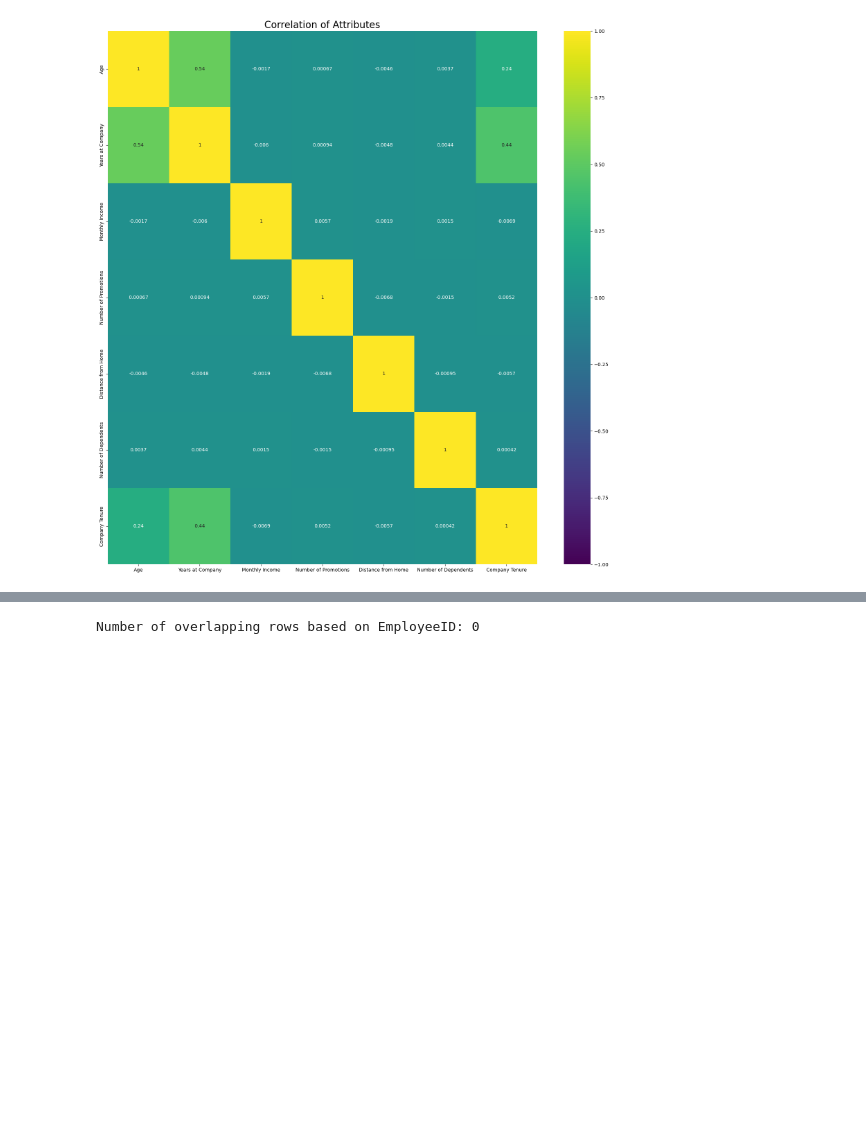
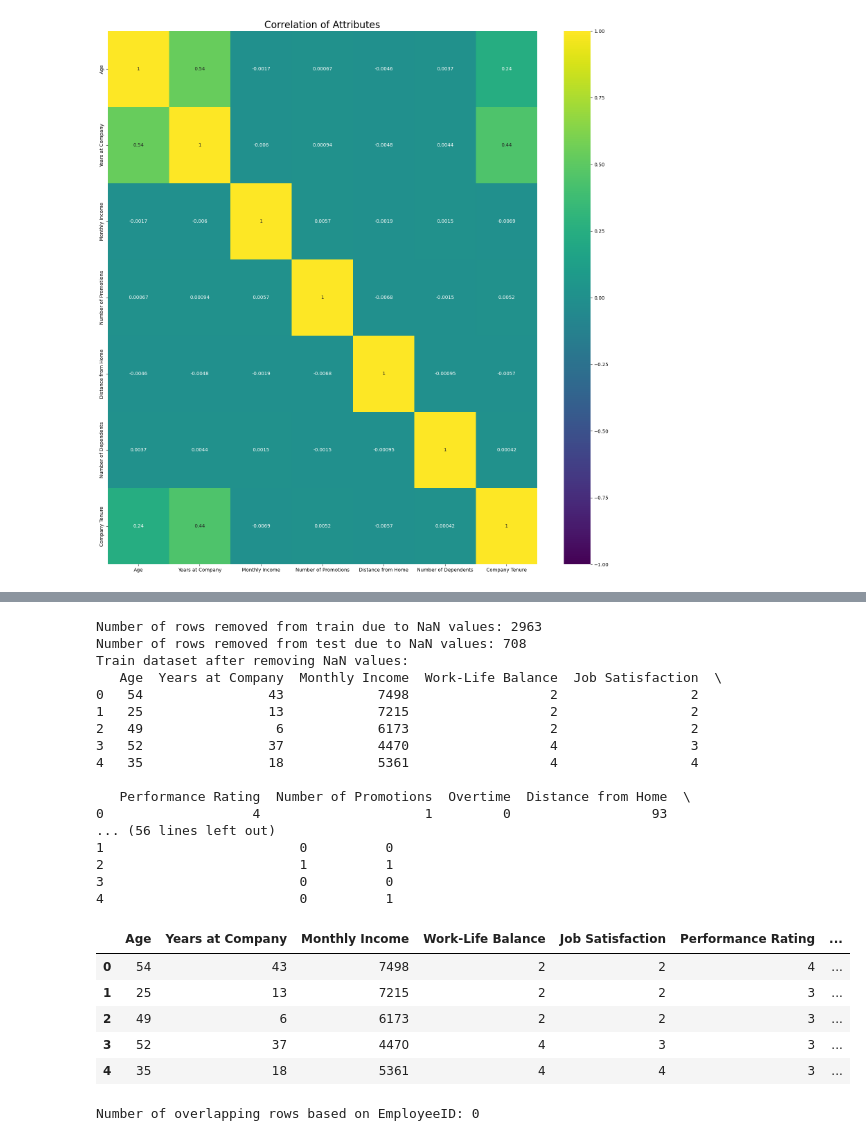
Before and after one commit to hansi-2000/HR-Project_ML, a Jupyter notebook: EMP_Attrition_rate.ipynb, the cells around one changed output, grey strips where cells are left out. Cells and saved outputs as stored; diff of their text form; code cells hidden in the pictures; blank space fills up the shorter version.

```diff
--- a/EMP_Attrition_rate.ipynb
+++ b/EMP_Attrition_rate.ipynb
@@ -453,3 +386,52 @@ weighted avg       1.00      1.00      1.00     14900
+# %%
+# Remove rows with NaN values in train and test datasets
+train_cleaned = train.dropna(how='any')
+test_cleaned = test.dropna(how='any')
+
+# Check the number of rows removed
+print(f"Number of rows removed from train due to NaN values: {len(train) - len(train_cleaned)}")
+print(f"Number of rows removed from test due to NaN values: {len(test) - len(test_cleaned)}")
+
+# Display the cleaned data
+print("Train dataset after removing NaN values:")
+print(train_cleaned.head())
+print("Test dataset after removing NaN values:")
+print(test_cleaned.head())
+
+tran_1 = train.copy()
+test_1 = test.copy()
+
+# train_df = train.drop(columns=['Job Role', 'Marital Status','Gender'])
+# test_df = test.drop(columns=['Job Role', 'Marital Status','Gender'])
+
+# train = train.drop(columns=['Job Role', 'Marital Status','Gender','Employee ID','Company Reputation'])
+# test = test.drop(columns=['Job Role', 'Marital Status','Gender','Employee ID','Company Reputation'])
+
+train.head()
+# %% [output]
+Number of rows removed from train due to NaN values: 2963
+Number of rows removed from test due to NaN values: 708
+Train dataset after removing NaN values:
+   Age  Years at Company  Monthly Income  Work-Life Balance  Job Satisfaction  \
+0   54                43            7498                  2                 2
+1   25                13            7215                  2                 2
+2   49                 6            6173                  2                 2
+3   52                37            4470                  4                 3
+4   35                18            5361                  4                 4
+
+   Performance Rating  Number of Promotions  Overtime  Distance from Home  \
+0                   4                     1         0                  93
+... (56 lines left out)
+1                         0          0
+2                         1          1
+3                         0          0
+4                         0          1
+|  | Age | Years at Company | Monthly Income | Work-Life Balance | Job Satisfaction | Performance Rating | ... |
+| 0 | 54 | 43 | 7498 | 2 | 2 | 4 | ... |
+| 1 | 25 | 13 | 7215 | 2 | 2 | 3 | ... |
+| 2 | 49 | 6 | 6173 | 2 | 2 | 3 | ... |
+| 3 | 52 | 37 | 4470 | 4 | 3 | 3 | ... |
+| 4 | 35 | 18 | 5361 | 4 | 4 | 3 | ... |
 # %%
 # Assuming 'EmployeeID' is a unique identifier
 overlapping_ids = train_df['Employee ID'].isin(test_df['Employee ID']).sum()
```
Also changed, not shown: parts of 12 cells of this notebook.
